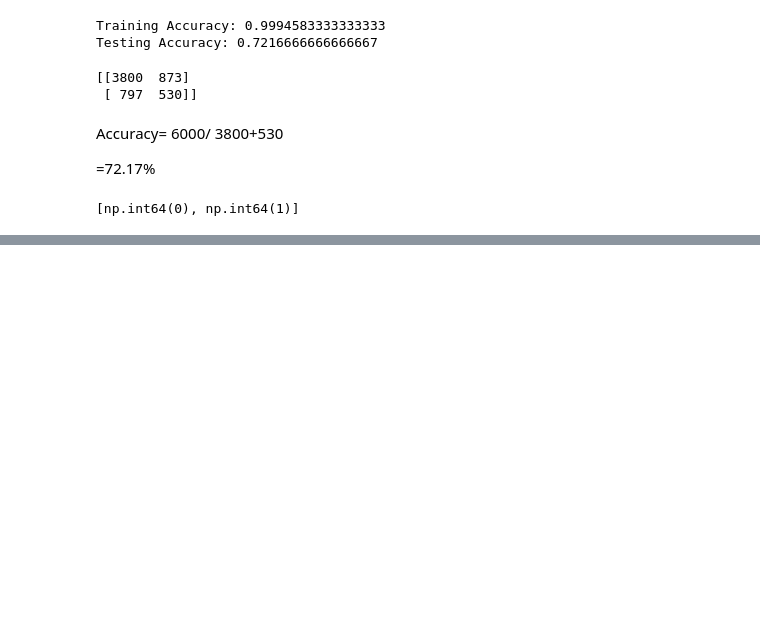
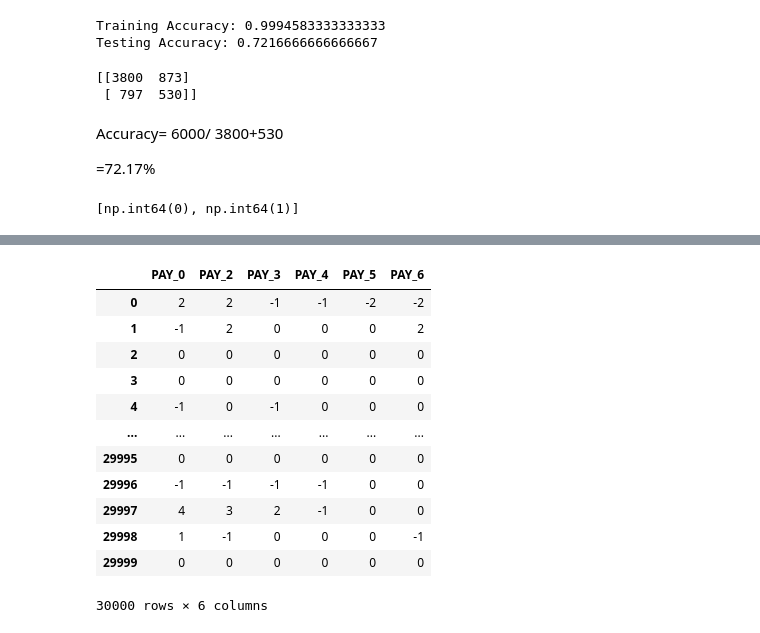
Before and after one commit to mohammedDhinojwala/credit-card-default-random-forest, a Jupyter notebook: Credit_Card_Default_DT.ipynb, the cells around one changed output, grey strips where cells are left out. Cells and saved outputs as stored; diff of their text form; code cells hidden in the pictures; blank space fills up the shorter version.

```diff
--- a/Credit_Card_Default_DT.ipynb
+++ b/Credit_Card_Default_DT.ipynb
@@ -953,0 +1389,33 @@ print(classification_report(y_test, y_pred))
+# %%
+# trying to find the number of delayed month
+
+pay_cols = [
+    'PAY_0',
+    'PAY_2',
+    'PAY_3',
+    'PAY_4',
+    'PAY_5',
+    'PAY_6'
+]
+
+credit['DELAY_COUNT'] = (credit[pay_cols] > 0).sum(axis=1)
+
+credit['DELAY_COUNT'].value_counts().sort_index()
+
+credit
+
+credit[pay_cols]
+# %% [output]
+|  | PAY_0 | PAY_2 | PAY_3 | PAY_4 | PAY_5 | PAY_6 |
+| 0 | 2 | 2 | -1 | -1 | -2 | -2 |
+| 1 | -1 | 2 | 0 | 0 | 0 | 2 |
+| 2 | 0 | 0 | 0 | 0 | 0 | 0 |
+| 3 | 0 | 0 | 0 | 0 | 0 | 0 |
+| 4 | -1 | 0 | -1 | 0 | 0 | 0 |
+| ... | ... | ... | ... | ... | ... | ... |
+| 29995 | 0 | 0 | 0 | 0 | 0 | 0 |
+| 29996 | -1 | -1 | -1 | -1 | 0 | 0 |
+| 29997 | 4 | 3 | 2 | -1 | 0 | 0 |
+| 29998 | 1 | -1 | 0 | 0 | 0 | -1 |
+| 29999 | 0 | 0 | 0 | 0 | 0 | 0 |
+30000 rows × 6 columns
```
Also changed, not shown: parts of 24 cells of this notebook.
